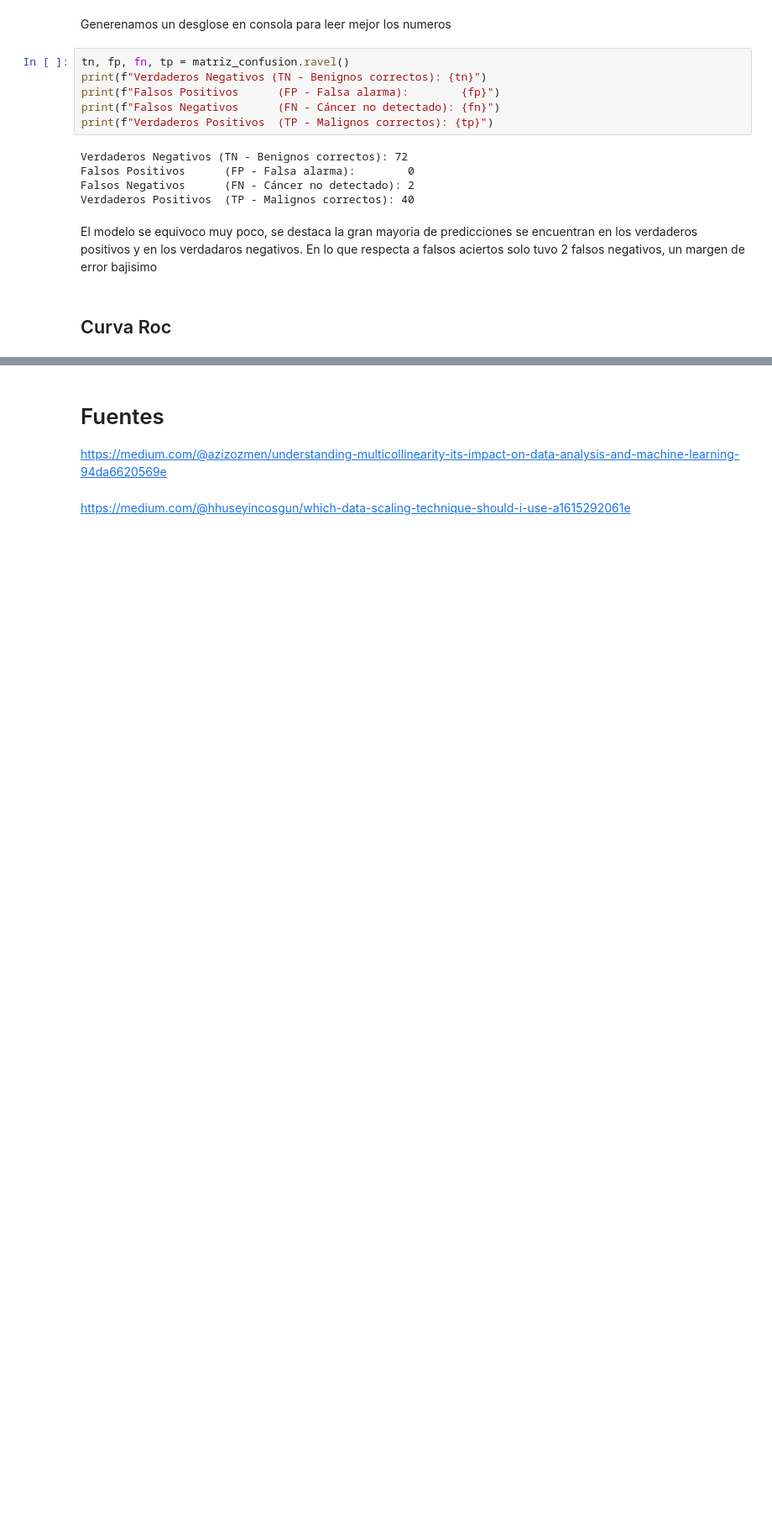
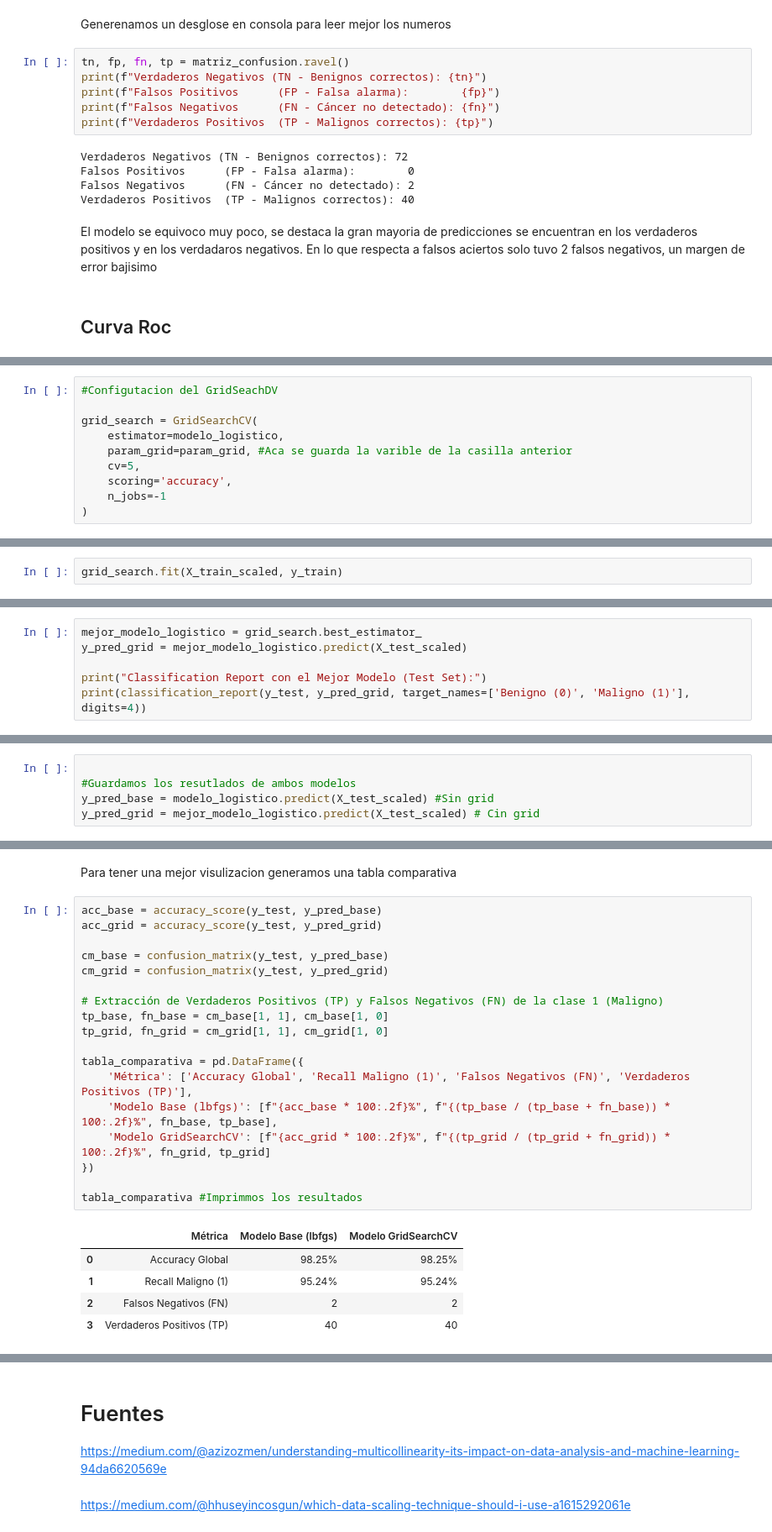
Before and after one commit to gabriel1-du/Modelos-de-Machine-Learning-supervisado-Clasificacion-y-regresion-, a Jupyter notebook: notebookDesarrollo.ipynb, the cells around one changed output, grey strips where cells are left out. Shown at 84% size. Drawn from its saved outputs; the diff is of its cells as text; blank space fills up the shorter version.

```diff
--- a/notebookDesarrollo.ipynb
+++ b/notebookDesarrollo.ipynb
@@ -745,0 +788,10 @@ El modelo se equivoco muy poco, se destaca la gran mayoria de predicciones se en
+# %%
+#Configutacion del GridSeachDV
+
+grid_search = GridSearchCV(
+    estimator=modelo_logistico,
+    param_grid=param_grid, #Aca se guarda la varible de la casilla anterior
+    cv=5,
+    scoring='accuracy',
+    n_jobs=-1
+)
@@ -745,0 +800,2 @@ El modelo se equivoco muy poco, se destaca la gran mayoria de predicciones se en
+# %%
+grid_search.fit(X_train_scaled, y_train)
@@ -745,0 +824,6 @@ El modelo se equivoco muy poco, se destaca la gran mayoria de predicciones se en
+# %%
+mejor_modelo_logistico = grid_search.best_estimator_
+y_pred_grid = mejor_modelo_logistico.predict(X_test_scaled)
+
+print("Classification Report con el Mejor Modelo (Test Set):")
+print(classification_report(y_test, y_pred_grid, target_names=['Benigno (0)', 'Maligno (1)'], digits=4))
@@ -745,0 +846,5 @@ El modelo se equivoco muy poco, se destaca la gran mayoria de predicciones se en
+# %%
+
+#Guardamos los resutlados de ambos modelos
+y_pred_base = modelo_logistico.predict(X_test_scaled) #Sin grid
+y_pred_grid = mejor_modelo_logistico.predict(X_test_scaled) # Cin grid
@@ -745,0 +891,26 @@ El modelo se equivoco muy poco, se destaca la gran mayoria de predicciones se en
+# %% [markdown]
+Para tener una mejor visulizacion generamos una tabla comparativa
+# %%
+acc_base = accuracy_score(y_test, y_pred_base)
+acc_grid = accuracy_score(y_test, y_pred_grid)
+
+cm_base = confusion_matrix(y_test, y_pred_base)
+cm_grid = confusion_matrix(y_test, y_pred_grid)
+
+# Extracción de Verdaderos Positivos (TP) y Falsos Negativos (FN) de la clase 1 (Maligno)
+tp_base, fn_base = cm_base[1, 1], cm_base[1, 0]
+tp_grid, fn_grid = cm_grid[1, 1], cm_grid[1, 0]
+
+tabla_comparativa = pd.DataFrame({
+    'Métrica': ['Accuracy Global', 'Recall Maligno (1)', 'Falsos Negativos (FN)', 'Verdaderos Positivos (TP)'],
+    'Modelo Base (lbfgs)': [f"{acc_base * 100:.2f}%", f"{(tp_base / (tp_base + fn_base)) * 100:.2f}%", fn_base, tp_base],
+    'Modelo GridSearchCV': [f"{acc_grid * 100:.2f}%", f"{(tp_grid / (tp_grid + fn_grid)) * 100:.2f}%", fn_grid, tp_grid]
+})
+
+tabla_comparativa #Imprimmos los resultados
+# %% [output]
+|  | Métrica | Modelo Base (lbfgs) | Modelo GridSearchCV |
+| 0 | Accuracy Global | 98.25% | 98.25% |
+| 1 | Recall Maligno (1) | 95.24% | 95.24% |
+| 2 | Falsos Negativos (FN) | 2 | 2 |
+| 3 | Verdaderos Positivos (TP) | 40 | 40 |
```
Also changed, not shown: parts of 22 cells of this notebook.
